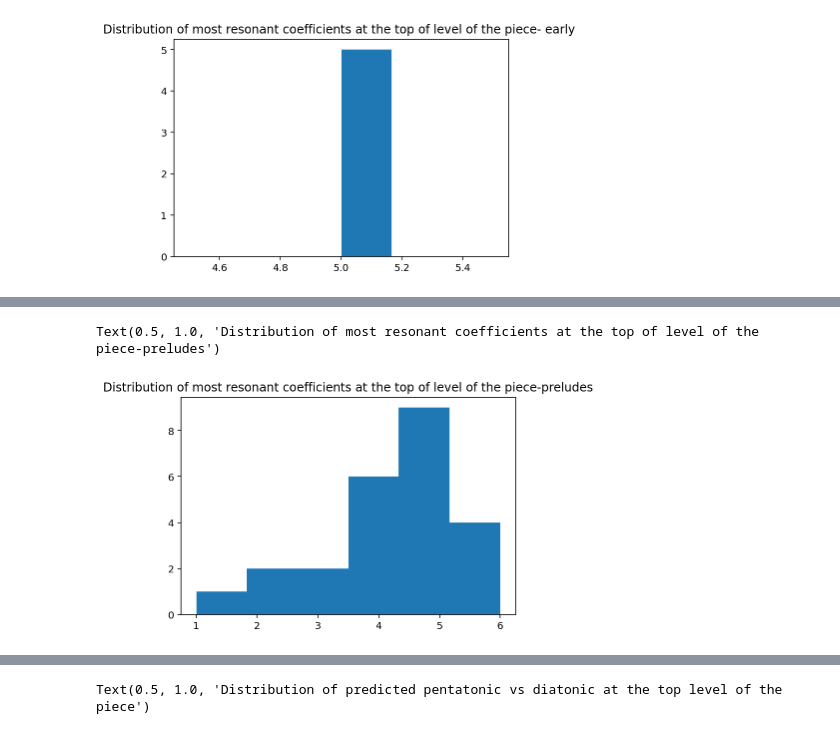
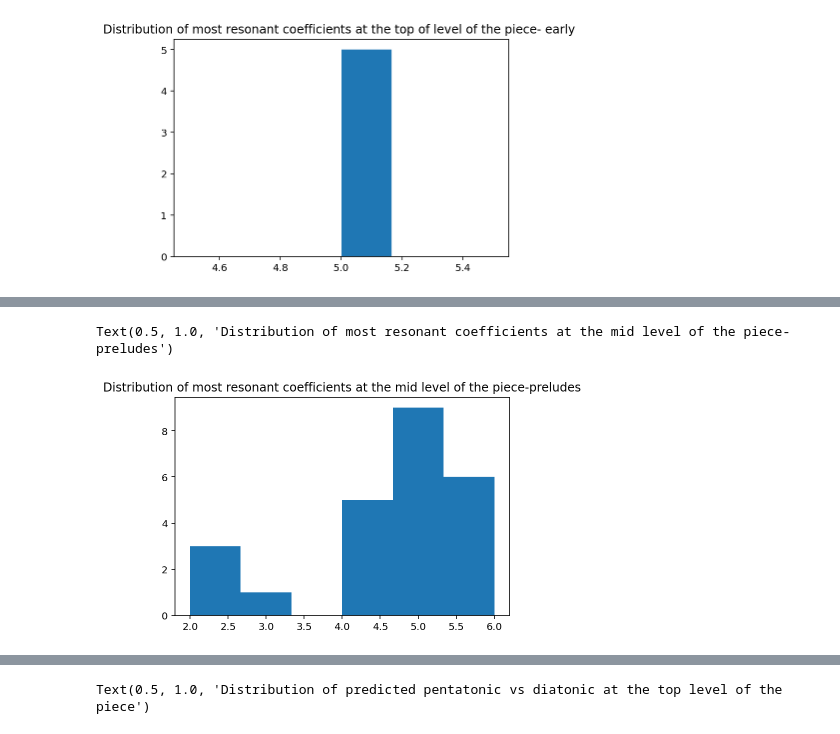
Before and after one commit to ludovicaschaerf/Group-5-Debussy-Pitch-Scapes, a Jupyter notebook: Predictions.ipynb, the cells around one changed output, grey strips where cells are left out. Cells and saved outputs as stored; diff of their text form; code cells hidden in the pictures.

```diff
--- a/Predictions.ipynb
+++ b/Predictions.ipynb
@@ -69,0 +162,8 @@ Text(0.5, 1.0, 'Distribution of most resonant coefficients at the top of level o
+# %%
+scores = glob('./scores2/preludes/*.mid')
+data_pl = {}
+for score in scores_p:
+    try:
+        data_pl[score] = predict_scale(score, ver_ratio= 0.2)
+    except:
+        print('could not predict')
@@ -70,9 +195,9 @@ Text(0.5, 1.0, 'Distribution of most resonant coefficients at the top of level o
 # %%
 scores = glob('./scores2/preludes/*.mid')
-data = {}
+data_m = {}
 for score in scores:
     try:
-        data[score] = predict_scale(score, ver_ratio=(0.8,1))
+        data_m[score] = predict_scale(score, ver_ratio=0.5)
     except:
         print('could not predict')
 # %% [output]
@@ -95,0 +228,7 @@ the most resonant coefficient is:  5
+# %%
+data_em = {}
+for score in scores_e:
+    try:
+        data_em[score] = predict_scale(score, ver_ratio=0.5)
+    except:
+        print('could not predict')
@@ -95,0 +254,7 @@ the most resonant coefficient is:  5
+# %%
+data_pm = {}
+for score in scores_p:
+    try:
+        data_pm[score] = predict_scale(score, ver_ratio=0.5)
+    except:
+        print('could not predict')
@@ -96,7 +279,7 @@ the most resonant coefficient is:  5
 # %%
-coeffs = [d[0] for d in data.values()]
-plt.hist(coeffs, bins=6)
-plt.title('Distribution of most resonant coefficients at the top of level of the piece-preludes')
+coeffs_pm = [d[0] for d in data_pm.values()]
+plt.hist(coeffs_pm, bins=6)
+plt.title('Distribution of most resonant coefficients at the mid level of the piece-preludes')
 # %% [output]
-Text(0.5, 1.0, 'Distribution of most resonant coefficients at the top of level of the piece-preludes')
+Text(0.5, 1.0, 'Distribution of most resonant coefficients at the mid level of the piece-preludes')
-[figure, old version]
+[figure, new version]
```
Also changed, not shown: parts of 27 cells of this notebook.
